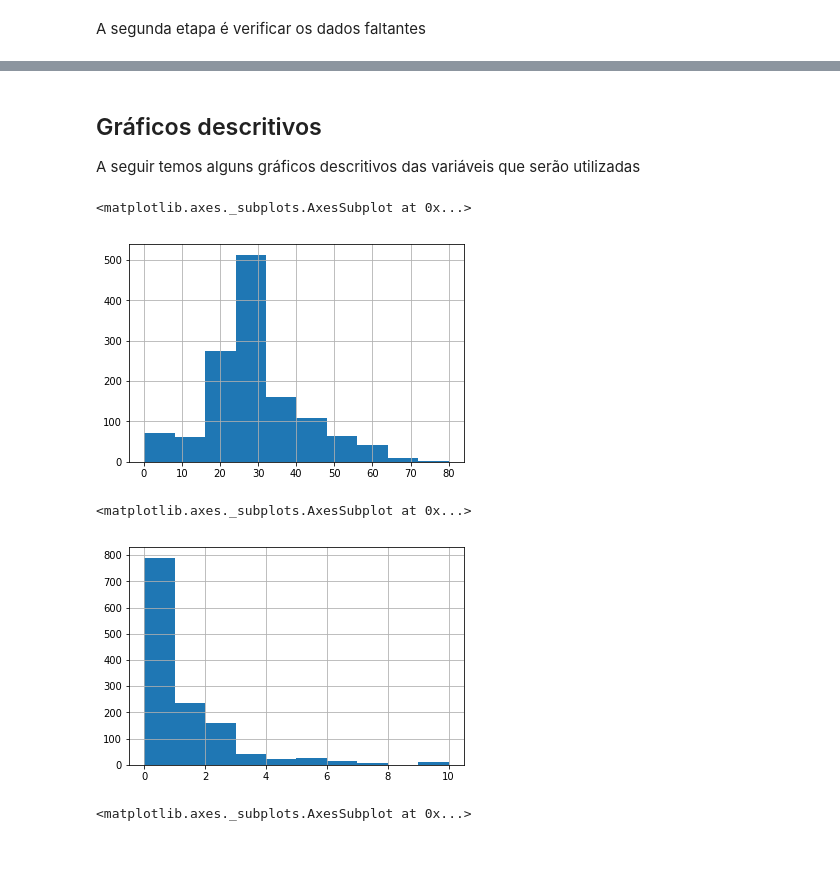
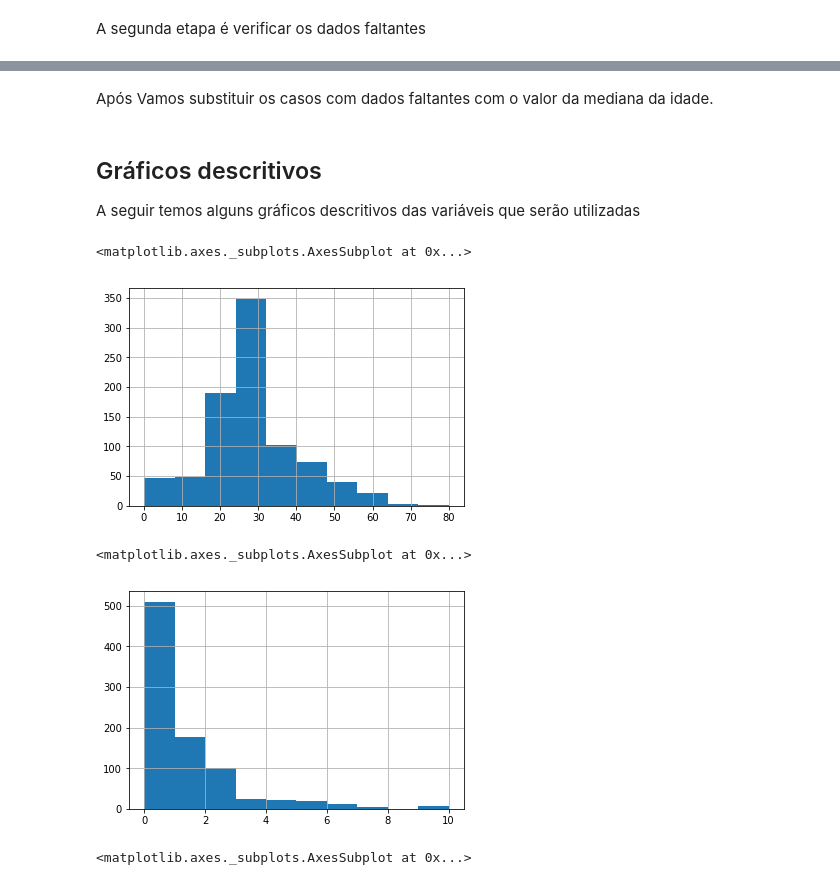
Before and after one commit to tumenas/Titanic, a Jupyter notebook: Analise Titanic - Parte 1.ipynb, the cells around one changed output, grey strips where cells are left out. Cells and saved outputs as stored; diff of their text form; code cells hidden in the pictures; blank space fills up the shorter version.

Commit message:
Ajuste para dados de treino e de teste

```diff
--- a/Analise Titanic - Parte 1.ipynb
+++ b/Analise Titanic - Parte 1.ipynb
@@ -66,3 +71,10 @@ Vamos substituir os casos com dados faltantes com o valor da mediana da idade
+# %%
+from sklearn.model_selection import train_test_split
+
+X_train, X_test, y_train, y_test = train_test_split(dados.iloc[:,dados.columns.values !='survived'], dados['survived'], test_size=0.33, random_state=42)
+# %% [markdown]
+Após Vamos substituir os casos com dados faltantes com o valor da mediana da idade.
 # %%
 ## Inserir Idades faltantes com a Mediana
-dados['age'].fillna(dados['age'].median(), inplace = True)
+X_train['age'].fillna(X_train['age'].median(), inplace = True)
+X_test['age'].fillna(X_test['age'].median(), inplace = True)
@@ -75,13 +84,13 @@ dados['familia'] = dados['sibsp'] + dados['parch']
 A seguir temos alguns gráficos descritivos das variáveis que serão utilizadas
 # %%
 % matplotlib inline
-dados['age'].hist()
+X_train['age'].hist()
 # %% [output]
 <matplotlib.axes._subplots.AxesSubplot at 0x...>
-[figure, old version]
+[figure, new version]
 # %%
-dados['familia'].hist()
+X_train['familia'].hist()
 # %% [output]
 <matplotlib.axes._subplots.AxesSubplot at 0x...>
-[figure, old version]
+[figure, new version]
 # %%
```
Also changed, not shown: parts of 15 cells of this notebook, 2 other files.
